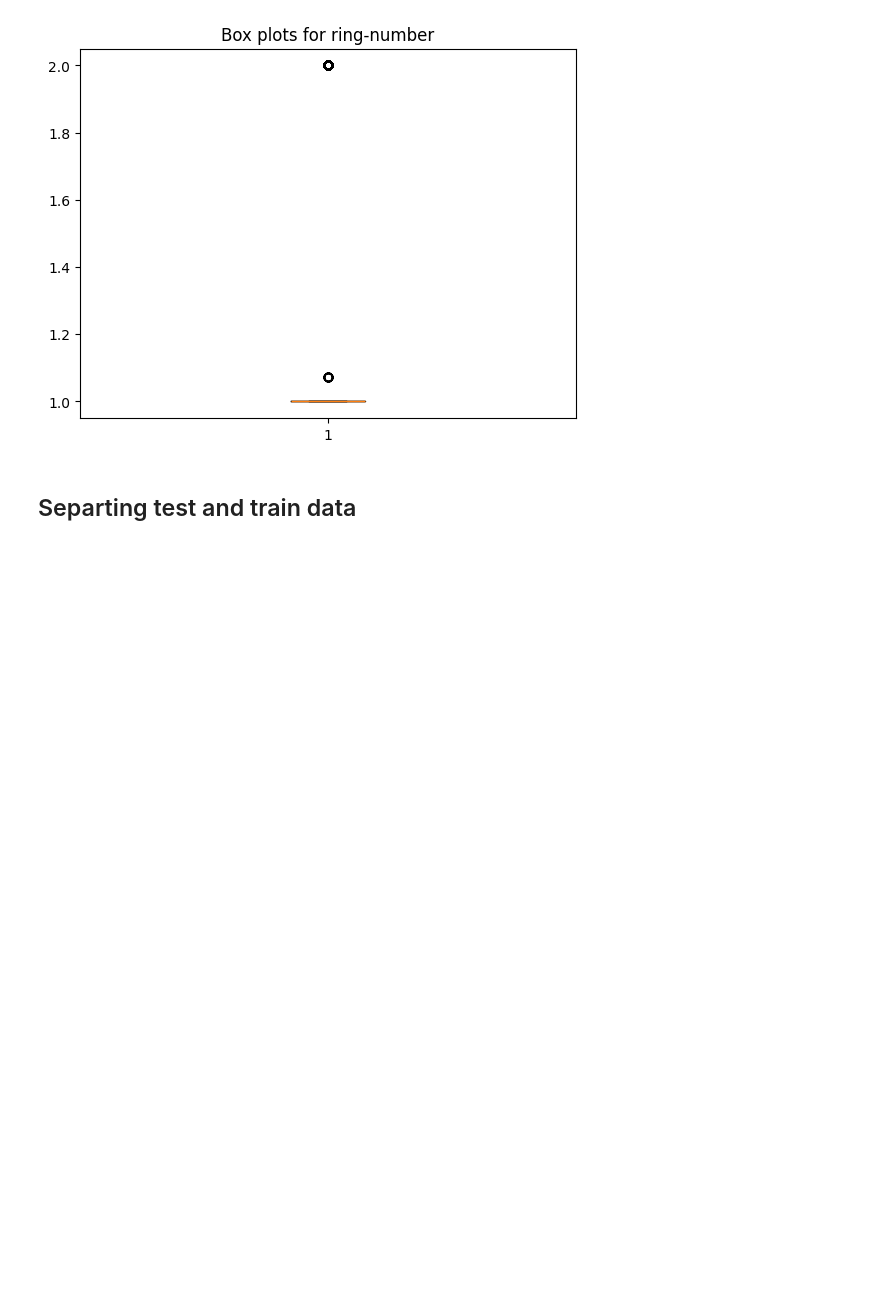
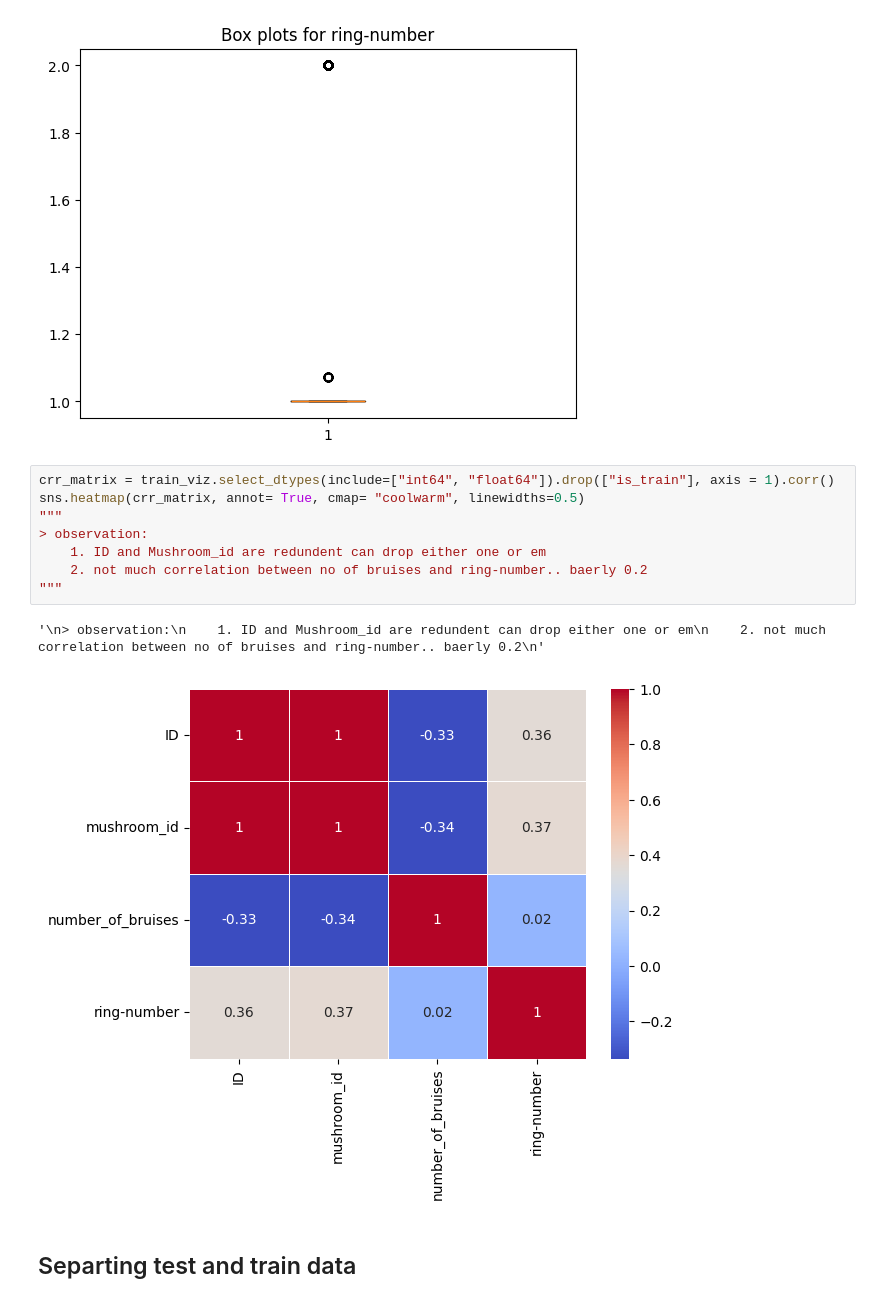
Before and after one commit to Kr-Adarsh/ML_CORE, a Jupyter notebook: projs/Mushroomdataset/Mushroomdataset.ipynb, the cells around one changed output. Saved outputs shown, nothing was run; the diff lists cells and outputs as text; blank space fills up the shorter version.

```diff
--- a/projs/Mushroomdataset/Mushroomdataset.ipynb
+++ b/projs/Mushroomdataset/Mushroomdataset.ipynb
@@ -163,6 +209,17 @@ for i in numericals_cols[:-1]:
 [figure]
 [figure]
 [figure]
+# %%
+crr_matrix = train_viz.select_dtypes(include=["int64", "float64"]).drop(["is_train"], axis = 1).corr()
+sns.heatmap(crr_matrix, annot= True, cmap= "coolwarm", linewidths=0.5)
+"""
+> observation:
+    1. ID and Mushroom_id are redundent can drop either one or em
+    2. not much correlation between no of bruises and ring-number.. baerly 0.2
+"""
+# %% [output]
+'\n> observation:\n    1. ID and Mushroom_id are redundent can drop either one or em\n    2. not much correlation between no of bruises and ring-number.. baerly 0.2\n'
+[figure, added]
 # %% [markdown]
 ## Separting test and train data
 # %%
```
Also changed, not shown: parts of 22 cells of this notebook, 1 other file.
